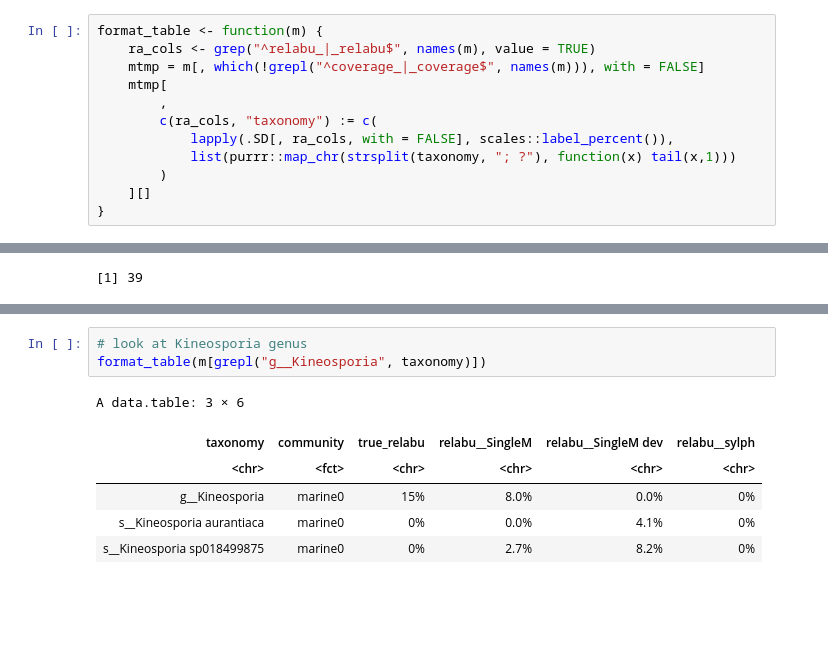
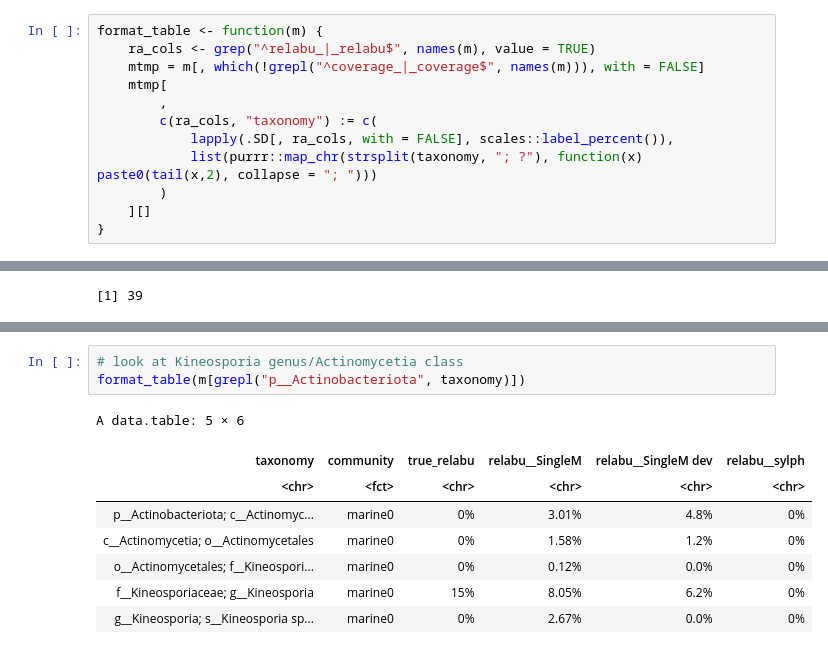
Before and after one commit to timbalam/singlem-benchmarking, a Jupyter notebook: 5_novelty/plot.ipynb, the cells around one changed output, grey strips where cells are left out. Cells and saved outputs as stored; diff of their text form; blank space fills up the shorter version.

```diff
--- a/5_novelty/plot.ipynb
+++ b/5_novelty/plot.ipynb
@@ -83,7 +83,7 @@ format_table <- function(m) {
         ,
         c(ra_cols, "taxonomy") := c(
             lapply(.SD[, ra_cols, with = FALSE], scales::label_percent()),
-            list(purrr::map_chr(strsplit(taxonomy, "; ?"), function(x) tail(x,1)))
+            list(purrr::map_chr(strsplit(taxonomy, "; ?"), function(x) paste0(tail(x,2), collapse = "; ")))
         )
     ][]
 }
@@ -366,15 +309,17 @@ A data.table: 95 × 42
 | S3.9.ribosomal_protein_S15P_S13e | 26.4 | 491 | 4 | 4 | 4 | ... |
 | S3.9.ribosomal_protein_S15P_S13e | 26.4 | 486 | 6 | 6 | 6 | ... |
 # %%
-# look at Kineosporia genus
-format_table(m[grepl("g__Kineosporia", taxonomy)])
+# look at Kineosporia genus/Actinomycetia class
+format_table(m[grepl("p__Actinobacteriota", taxonomy)])
 # %% [output]
-A data.table: 3 × 6
+A data.table: 5 × 6
 | taxonomy | community | true_relabu | relabu__SingleM | relabu__SingleM dev | relabu__sylph |
 | <chr> | <fct> | <chr> | <chr> | <chr> | <chr> |
-| g__Kineosporia | marine0 | 15% | 8.0% | 0.0% | 0% |
-| s__Kineosporia aurantiaca | marine0 | 0% | 0.0% | 4.1% | 0% |
-| s__Kineosporia sp018499875 | marine0 | 0% | 2.7% | 8.2% | 0% |
+| p__Actinobacteriota; c__Actinomyc... | marine0 | 0% | 3.01% | 4.8% | 0% |
+| c__Actinomycetia; o__Actinomycetales | marine0 | 0% | 1.58% | 1.2% | 0% |
+| o__Actinomycetales; f__Kineospori... | marine0 | 0% | 0.12% | 0.0% | 0% |
+| f__Kineosporiaceae; g__Kineosporia | marine0 | 15% | 8.05% | 6.2% | 0% |
+| g__Kineosporia; s__Kineosporia sp... | marine0 | 0% | 2.67% | 0.0% | 0% |
 # %%
 kibh = bh[rowSums(bh[, grep(value = TRUE, "g__Kineosporia", names(bh)), with = FALSE]) > 0][
     grepl("Bacteria", domain),
```
Also changed, not shown: parts of 13 cells of this notebook, 1 other file.
